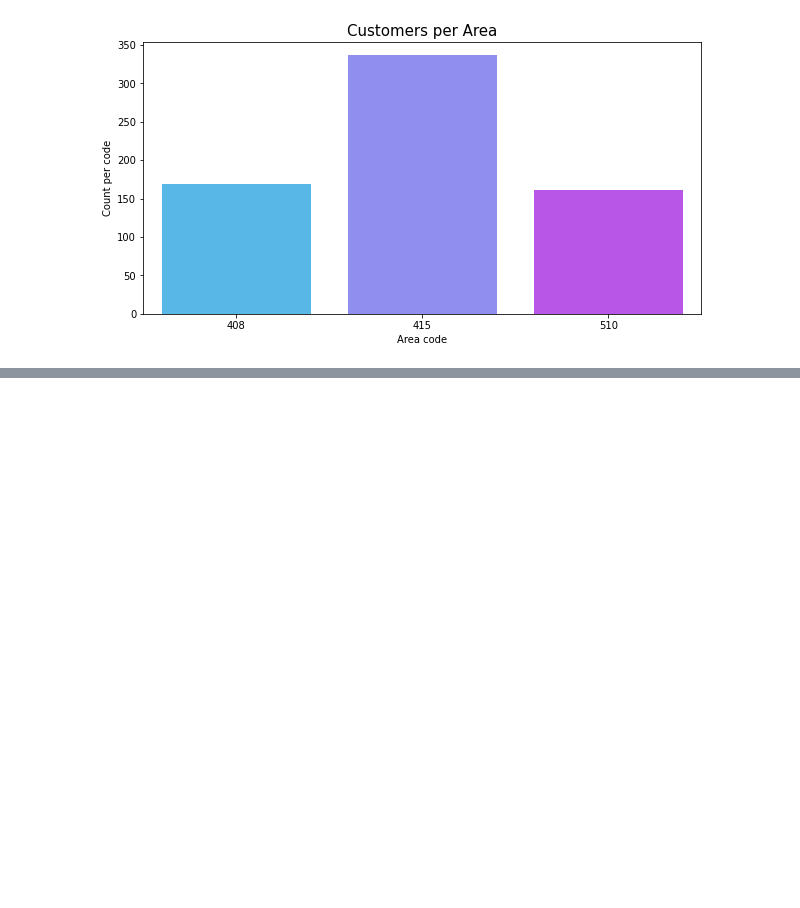
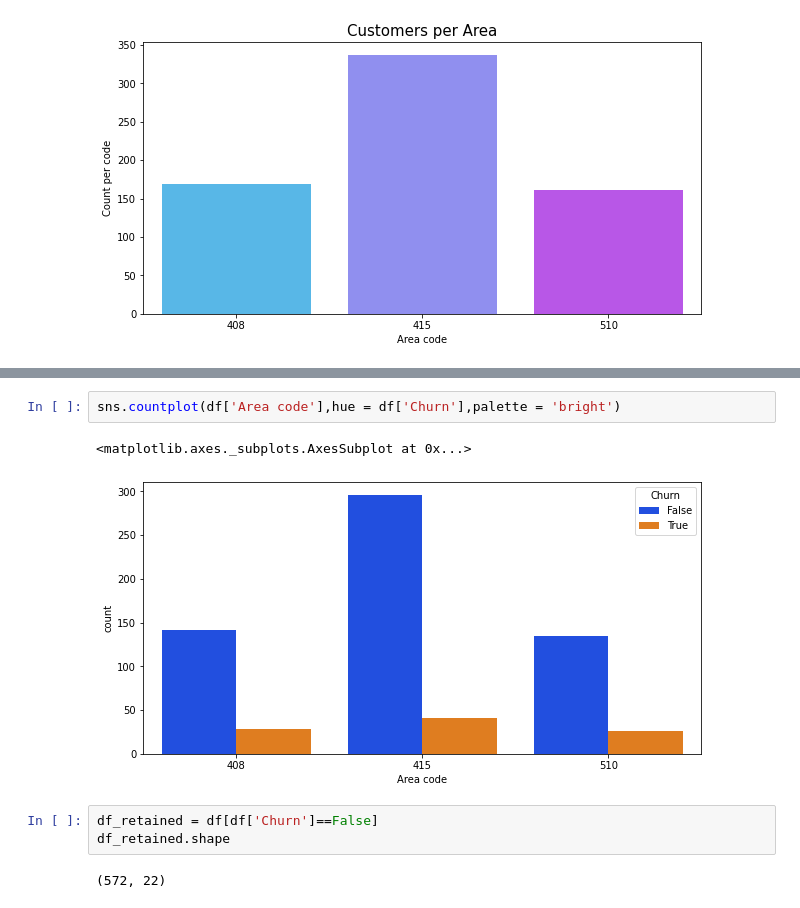
Before and after one commit to aparna-ks/EDA, a Jupyter notebook: EDA_TelecomChurn.ipynb, the cells around one changed output, grey strips where cells are left out. Drawn from its saved outputs; the diff is of its cells as text; blank space fills up the shorter version.

```diff
--- a/EDA_TelecomChurn.ipynb
+++ b/EDA_TelecomChurn.ipynb
@@ -216,0 +367,10 @@ plt.show()
+# %%
+sns.countplot(df['Area code'],hue = df['Churn'],palette = 'bright')
+# %% [output]
+<matplotlib.axes._subplots.AxesSubplot at 0x...>
+[figure, added]
+# %%
+df_retained = df[df['Churn']==False]
+df_retained.shape
+# %% [output]
+(572, 22)
```
Also changed, not shown: parts of 19 cells of this notebook.
